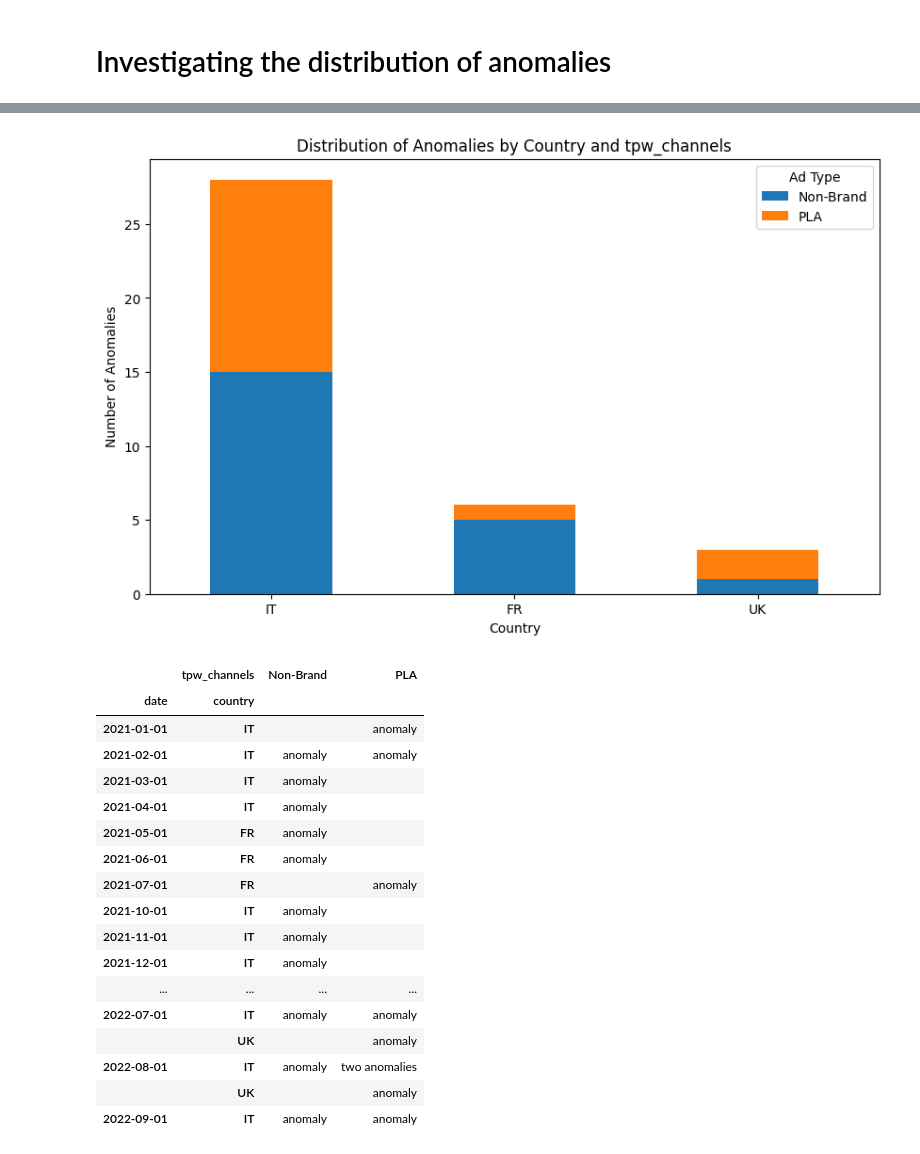
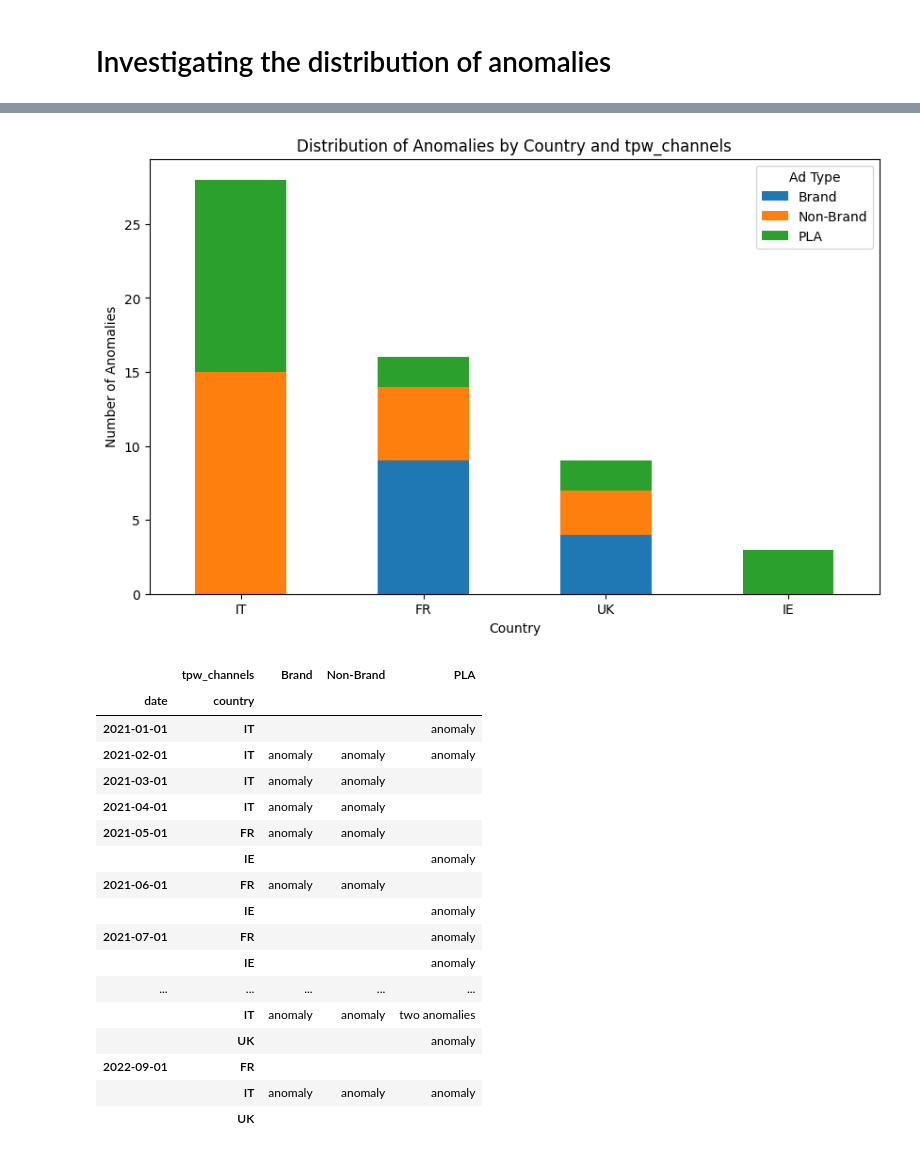
Before and after one commit to adam-grove/Protein-Works-Presentation, a Jupyter notebook: Data Cleaning.ipynb, the cells around one changed output, grey strips where cells are left out. Drawn from its saved outputs; the diff is of its cells as text; code cells hidden in the pictures.

```diff
--- a/Data Cleaning.ipynb
+++ b/Data Cleaning.ipynb
@@ -373,0 +422,4 @@ test
+# %%
+results = Marketing_Cleaned[Marketing_Cleaned["CTR"] >= 90]
+anom_7 = results
+anom_7
@@ -373,0 +442,4 @@ test
+# %%
+anomalies = pd.concat([anomalies,anom_7],ignore_index=False)
+Marketing_Cleaned = Marketing_Cleaned[~Marketing_Cleaned.index.isin(anomalies.index)]
+Marketing_Cleaned.describe()
@@ -373,0 +463,4 @@ test
+# %%
+results = Marketing_Cleaned[Marketing_Cleaned["CPA"] > 250]
+anom_8 = results
+anom_8
@@ -373,0 +486,4 @@ test
+# %%
+anomalies = pd.concat([anomalies,anom_8],ignore_index=False)
+Marketing_Cleaned = Marketing_Cleaned[~Marketing_Cleaned.index.isin(anomalies.index)]
+Marketing_Cleaned.describe()
@@ -408,44 +534,46 @@ plt.show()
 # %%
 grouped_data = anomalies.groupby(['country', 'tpw_channels']).size().unstack(level=1)
 
 # Specify the desired order of countries
-country_order = ['IT', 'FR', 'UK']
+country_order = ['IT', 'FR', 'UK','IE']
 
 # Reindex the grouped data to match the desired order
 grouped_data = grouped_data.reindex(country_order)
 
 # Create the stacked bar chart
 grouped_data.plot(kind='bar', stacked=True, rot=0, figsize=(10, 6))
 
 plt.title('Distribution of Anomalies by Country and tpw_channels')
 plt.xlabel('Country')
 plt.ylabel('Number of Anomalies')
 plt.legend(title='Ad Type')
 plt.show()
 # %% [output]
-[figure, old version]
+[figure, new version]
 # %%
 monthly_anomalies = anomalies.groupby([pd.Grouper(key='date'), 'country','tpw_channels']).size().unstack()
+
+monthly_anomalies["Brand"]= monthly_anomalies["Non-Brand"].replace({2.0 : "two anomalies",1.0 : "anomaly", np.nan : ""})
 
 monthly_anomalies["Non-Brand"]= monthly_anomalies["Non-Brand"].replace({2.0 : "two anomalies",1.0 : "anomaly", np.nan : ""})
 monthly_anomalies["PLA"] = monthly_anomalies["PLA"].replace({2.0 : "two anomalies",1.0 : "anomaly", np.nan : ""})
 monthly_anomalies
 # %% [output]
-|  | tpw_channels | Non-Brand | PLA |
-| date | country |  |  |
-| 2021-01-01 | IT |  | anomaly |
-| 2021-02-01 | IT | anomaly | anomaly |
-| 2021-03-01 | IT | anomaly |  |
-| 2021-04-01 | IT | anomaly |  |
-| 2021-05-01 | FR | anomaly |  |
-| 2021-06-01 | FR | anomaly |  |
-| 2021-07-01 | FR |  | anomaly |
-| 2021-10-01 | IT | anomaly |  |
-| 2021-11-01 | IT | anomaly |  |
-| 2021-12-01 | IT | anomaly |  |
-| ... | ... | ... | ... |
-| 2022-07-01 | IT | anomaly | anomaly |
-|  | UK |  | anomaly |
-| 2022-08-01 | IT | anomaly | two anomalies |
-|  | UK |  | anomaly |
-| 2022-09-01 | IT | anomaly | anomaly |
+|  | tpw_channels | Brand | Non-Brand | PLA |
+| date | country |  |  |  |
+| 2021-01-01 | IT |  |  | anomaly |
+| 2021-02-01 | IT | anomaly | anomaly | anomaly |
+| 2021-03-01 | IT | anomaly | anomaly |  |
+| 2021-04-01 | IT | anomaly | anomaly |  |
+| 2021-05-01 | FR | anomaly | anomaly |  |
+|  | IE |  |  | anomaly |
+| 2021-06-01 | FR | anomaly | anomaly |  |
+|  | IE |  |  | anomaly |
+| 2021-07-01 | FR |  |  | anomaly |
+|  | IE |  |  | anomaly |
+| ... | ... | ... | ... | ... |
+|  | IT | anomaly | anomaly | two anomalies |
+|  | UK |  |  | anomaly |
+| 2022-09-01 | FR |  |  |  |
+|  | IT | anomaly | anomaly | anomaly |
+|  | UK |  |  |  |
```
Also changed, not shown: parts of 26 cells of this notebook, 1 other file.
